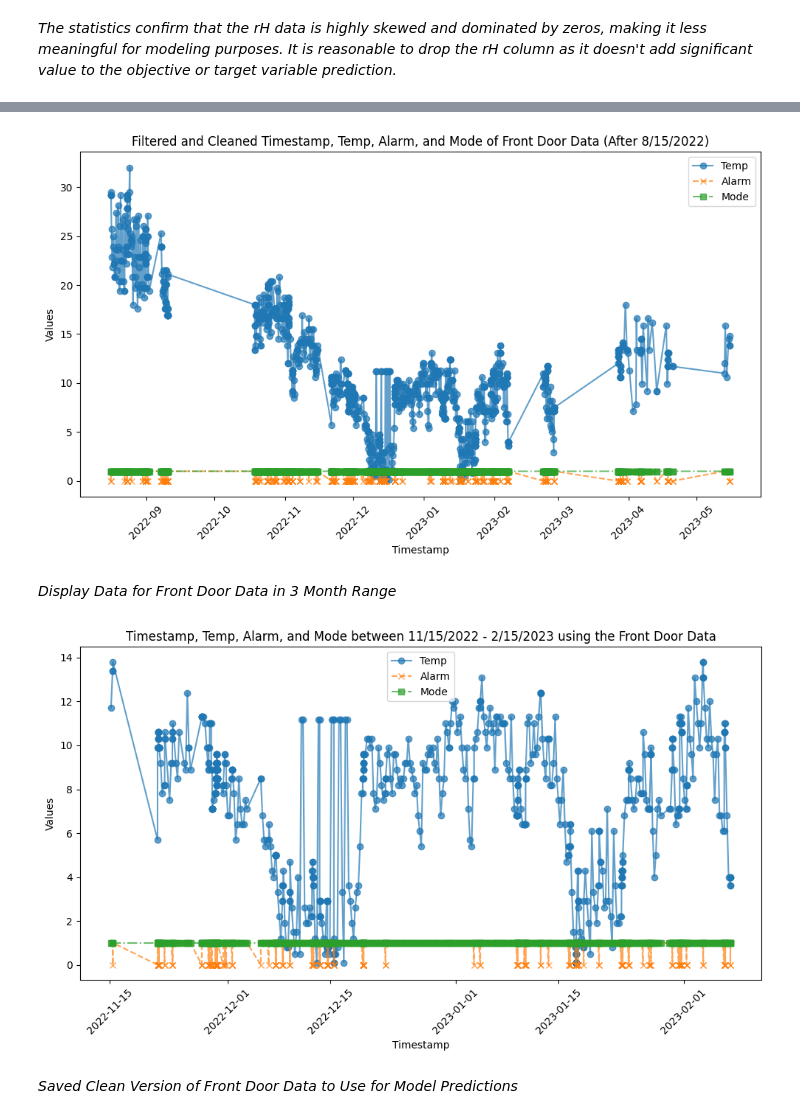
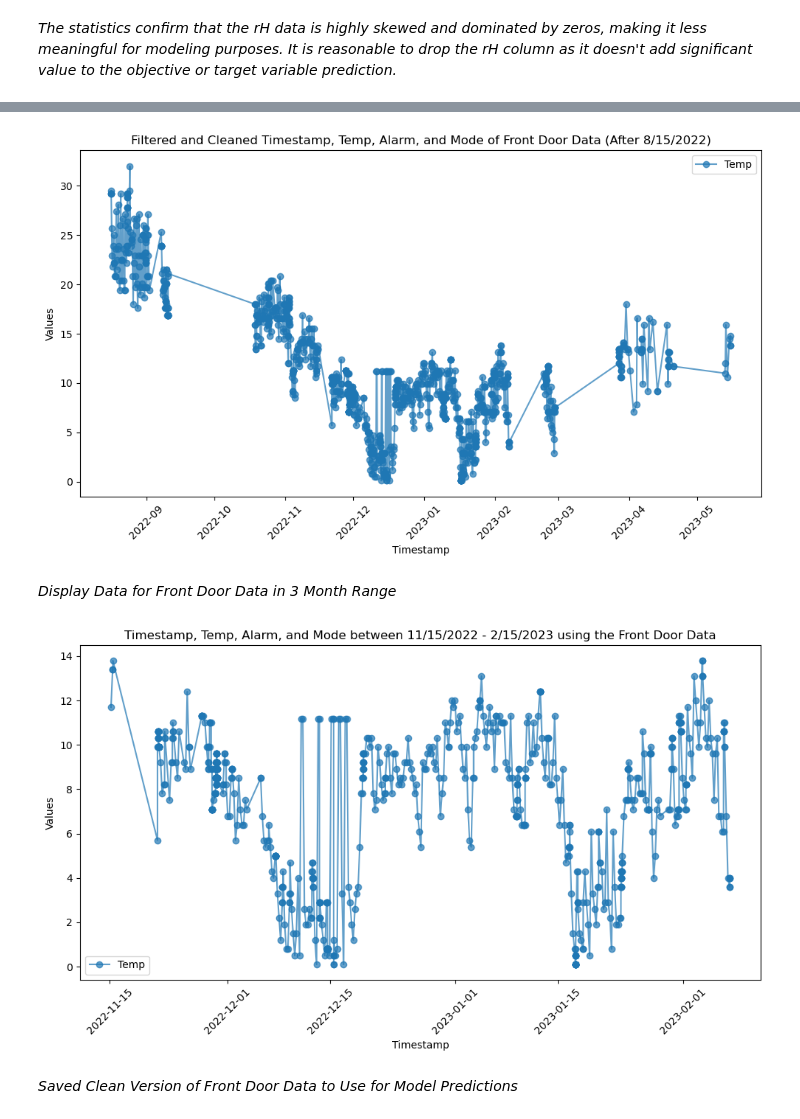
Before and after one commit to oxayavongsa/aai-530-iot, a Jupyter notebook: EDA2.ipynb, the cells around one changed output, grey strips where cells are left out. Drawn from its saved outputs; the diff is of its cells as text; code cells hidden in the pictures.

Commit message:
Cleaned up the glaze system
Cleaned up glaze system

```diff
--- a/EDA2.ipynb
+++ b/EDA2.ipynb
@@ -187,7 +187,7 @@ else:
 df_front_door['Temp'] = pd.to_numeric(df_front_door['Temp'], errors='coerce')
 
 # Replace anomalous high temperature values (above a reasonable threshold) with NaN
-reasonable_temp_threshold = 50  # Assuming temperatures above 50°C are unrealistic
+reasonable_temp_threshold = 60  # Assuming temperatures above 50°C are unrealistic
 df_front_door['Temp'] = df_front_door['Temp'].where(df_front_door['Temp'] <= reasonable_temp_threshold, np.nan)
 
 # Fill NaN values with the mean temperature of the dataset (after removing anomalies)
@@ -213,11 +213,11 @@ Name: Temp, dtype: float64
 df_front_door['Timestamp'] = pd.to_datetime(df_front_door['Timestamp'], errors='coerce')
 
 # Sort the DataFrame by 'Timestamp'
-df = df_front_door.sort_values(by='Timestamp')
+df_front_door = df_front_door.sort_values(by='Timestamp')
 
 # Group data by date for the line chart
-df['Date'] = df['Timestamp'].dt.date
-daily_data = df.groupby('Date').size()
+df_front_door['Date'] = df_front_door['Timestamp'].dt.date
+daily_data = df_front_door.groupby('Date').size()
 
 # Plot the line chart including the full timestamp
 plt.figure(figsize=(10, 4))
@@ -287,24 +287,24 @@ outlier_days
 *The outlier on 2022-11-29 is valid and reflects real activity logged by the system so a correction isn't needed*
 # %%
 # Convert non-numerical values in 'Mode' and 'Alarm' columns to numerical
-df['Mode'] = df['Mode'].astype('category').cat.codes
-df['Alarm'] = df['Alarm'].astype('category').cat.codes
+# df_front_door['Mode'] = df_front_door['Mode'].astype('category').cat.codes
+# df_front_door['Alarm'] = df_front_door['Alarm'].astype('category').cat.codes
 
 # Step 3: Plot a combined graph for Timestamp, Alarm, Mode, rH, and Temp
 plt.figure(figsize=(10, 6))
 
 # Timestamp vs Temp
-plt.plot(df['Timestamp'], df['Temp'], label='Temp', marker='o', linestyle='-', alpha=0.7)
+plt.plot(df_front_door['Timestamp'], df_front_door['Temp'], label='Temp', marker='o', linestyle='-', alpha=0.7)
 
 # Timestamp vs Alarm
-plt.plot(df['Timestamp'], df['Alarm'], label='Alarm', marker='x', linestyle='--', alpha=0.7)
+# plt.plot(df_front_door['Timestamp'], df_front_door['Alarm'], label='Alarm', marker='x', linestyle='--', alpha=0.7)
 
 # Timestamp vs Mode
-plt.plot(df['Timestamp'], df['Mode'], label='Mode', marker='s', linestyle='-.', alpha=0.7)
+# plt.plot(df_front_door['Timestamp'], df_front_door['Mode'], label='Mode', marker='s', linestyle='-.', alpha=0.7)
 
 # Timestamp vs rH
-df['rH'] = pd.to_numeric(df['rH'], errors='coerce')
-plt.plot(df['Timestamp'], df['rH'], label='rH', marker='^', linestyle=':', alpha=0.7)
+df_front_door['rH'] = pd.to_numeric(df_front_door['rH'], errors='coerce')
+plt.plot(df_front_door['Timestamp'], df_front_door['rH'], label='rH', marker='^', linestyle=':', alpha=0.7)
 
 # Adding labels, legend, and layout adjustments
 plt.title('Overall Chart of Timestamp, Temp, Alarm, Mode, and rH using the Front Door Data')
@@ -333,7 +333,7 @@ Name: rH, dtype: float64
 *The statistics confirm that the rH data is highly skewed and dominated by zeros, making it less meaningful for modeling purposes. It is reasonable to drop the rH column as it doesn't add significant value to the objective or target variable prediction.*
 # %%
 # Drop the 'rH', 'Serial Number', and 'Name' columns from the dataset
-df_cleaned = df.drop(columns=['rH', 'Serial Number', 'Name'])
+df_cleaned = df_front_door.drop(columns=['rH', 'Serial Number', 'Name'])
 # %%
 # Define the cutoff date
 cutoff_date = '2022-08-15'
@@ -388,8 +388,8 @@ None
 # Visualize the updated data to confirm
 plt.figure(figsize=(10, 6))
 plt.plot(df_cleaned1['Timestamp'], df_cleaned1['Temp'], label='Temp', marker='o', linestyle='-', alpha=0.7)
-plt.plot(df_cleaned1['Timestamp'], df_cleaned1['Alarm'], label='Alarm', marker='x', linestyle='--', alpha=0.7)
-plt.plot(df_cleaned1['Timestamp'], df_cleaned1['Mode'], label='Mode', marker='s', linestyle='-.', alpha=0.7)
+# plt.plot(df_cleaned1['Timestamp'], df_cleaned1['Alarm'], label='Alarm', marker='x', linestyle='--', alpha=0.7)
+# plt.plot(df_cleaned1['Timestamp'], df_cleaned1['Mode'], label='Mode', marker='s', linestyle='-.', alpha=0.7)
 plt.title('Filtered and Cleaned Timestamp, Temp, Alarm, and Mode of Front Door Data (After 8/15/2022)')
 plt.xlabel('Timestamp')
 plt.ylabel('Values')
@@ -398,35 +398,35 @@ plt.legend()
 plt.tight_layout()
 plt.show()
 # %% [output]
-[figure, old version]
+[figure, new version]
 # %% [markdown]
 *Display Data for Front Door Data in 3 Month Range*
 # %%
 # Filter the DataFrame to include only data between 11/2022 and 2/2023
 df_filtered = df_cleaned1[(df_cleaned1['Timestamp'] >= '2022-11-15') & (df_cleaned1['Timestamp'] <= '2023-02-15')]
 
 # Plot the combined graph for the filtered data
 plt.figure(figsize=(10, 6))
 
 # Timestamp vs Temp
 plt.plot(df_filtered['Timestamp'], df_filtered['Temp'], label='Temp', marker='o', linestyle='-', alpha=0.7)
 
 # Timestamp vs Alarm
-plt.plot(df_filtered['Timestamp'], df_filtered['Alarm'], label='Alarm', marker='x', linestyle='--', alpha=0.7)
+# plt.plot(df_filtered['Timestamp'], df_filtered['Alarm'], label='Alarm', marker='x', linestyle='--', alpha=0.7)
 
 # Timestamp vs Mode
-plt.plot(df_filtered['Timestamp'], df_filtered['Mode'], label='Mode', marker='s', linestyle='-.', alpha=0.7)
+# plt.plot(df_filtered['Timestamp'], df_filtered['Mode'], label='Mode', marker='s', linestyle='-.', alpha=0.7)
 
 # Adding labels, legend, and layout adjustments
 plt.title('Timestamp, Temp, Alarm, and Mode between 11/15/2022 - 2/15/2023 using the Front Door Data')
 plt.xlabel('Timestamp')
 plt.ylabel('Values')
 plt.xticks(rotation=45)
 plt.legend()
 plt.tight_layout()
 plt.show()
 # %% [output]
-[figure, old version]
+[figure, new version]
 # %% [markdown]
 *Saved Clean Version of Front Door Data to Use for Model Predictions*
 # %%
```
Also changed, not shown: parts of 10 cells of this notebook, 4 other files.
